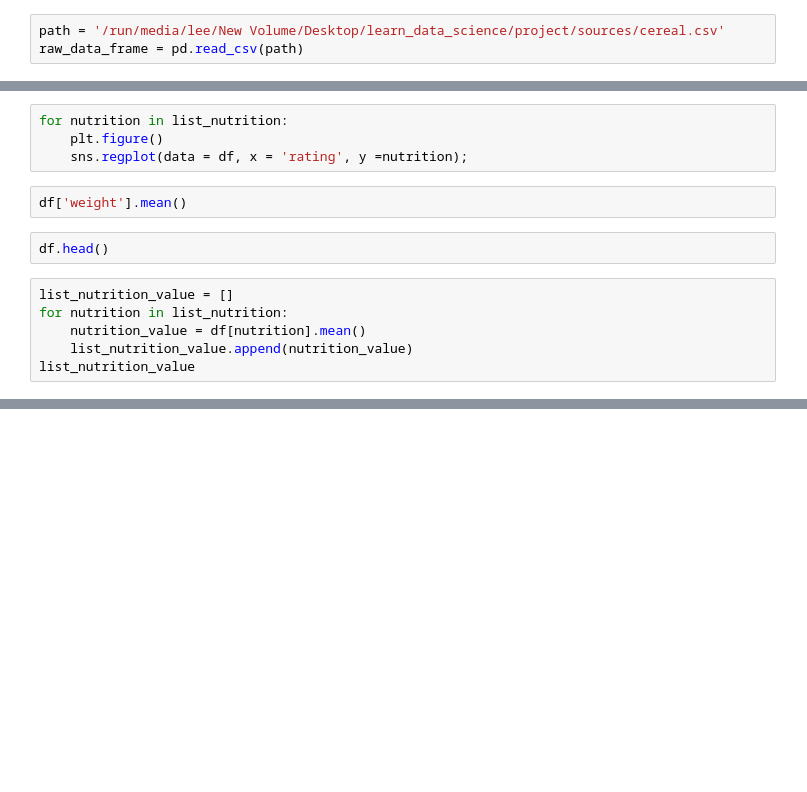
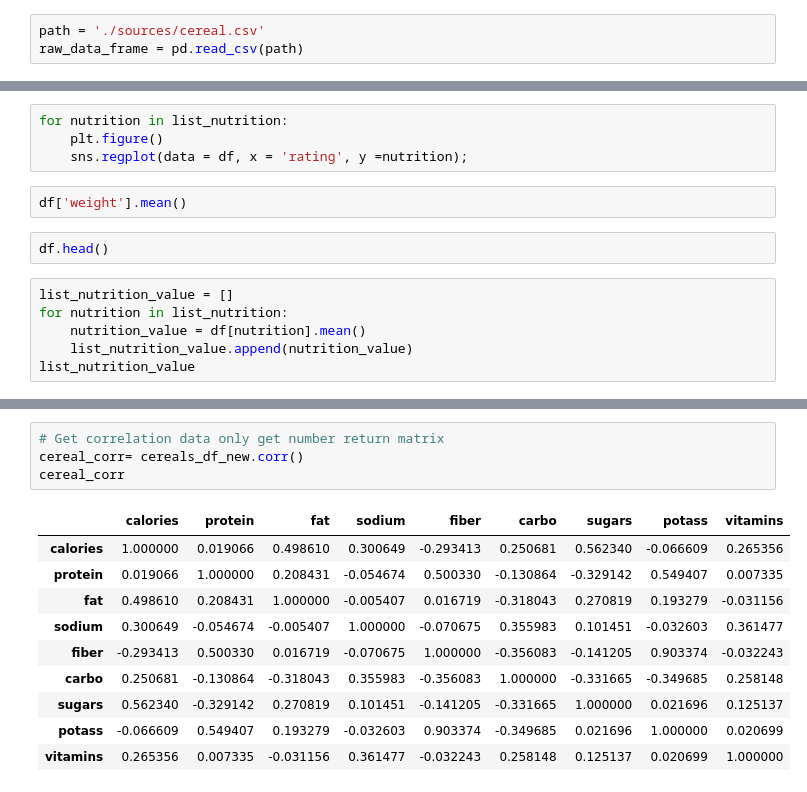
Before and after one commit to LeeHarry14202/80_cereals_project_DataScience, a Jupyter notebook: 80_cereals.ipynb, the cells around one changed output, grey strips where cells are left out. Saved outputs shown, nothing was run; the diff lists cells and outputs as text; blank space fills up the shorter version.

```diff
--- a/80_cereals.ipynb
+++ b/80_cereals.ipynb
@@ -21,6 +28,6 @@ def draw_pie(data,labels):
     plt.show()
 # %%
-path = '/run/media/lee/New Volume/Desktop/learn_data_science/project/sources/cereal.csv'
+path = './sources/cereal.csv'
 raw_data_frame = pd.read_csv(path)
 # %%
 df = raw_data_frame
@@ -77,0 +101,15 @@ draw_pie(data, labels)
+# %%
+# Get correlation data only get number return matrix
+cereal_corr= cereals_df_new.corr()
+cereal_corr
+# %% [output]
+|  | calories | protein | fat | sodium | fiber | carbo | sugars | potass | vitamins |
+| calories | 1.000000 | 0.019066 | 0.498610 | 0.300649 | -0.293413 | 0.250681 | 0.562340 | -0.066609 | 0.265356 |
+| protein | 0.019066 | 1.000000 | 0.208431 | -0.054674 | 0.500330 | -0.130864 | -0.329142 | 0.549407 | 0.007335 |
+| fat | 0.498610 | 0.208431 | 1.000000 | -0.005407 | 0.016719 | -0.318043 | 0.270819 | 0.193279 | -0.031156 |
+| sodium | 0.300649 | -0.054674 | -0.005407 | 1.000000 | -0.070675 | 0.355983 | 0.101451 | -0.032603 | 0.361477 |
+| fiber | -0.293413 | 0.500330 | 0.016719 | -0.070675 | 1.000000 | -0.356083 | -0.141205 | 0.903374 | -0.032243 |
+| carbo | 0.250681 | -0.130864 | -0.318043 | 0.355983 | -0.356083 | 1.000000 | -0.331665 | -0.349685 | 0.258148 |
+| sugars | 0.562340 | -0.329142 | 0.270819 | 0.101451 | -0.141205 | -0.331665 | 1.000000 | 0.021696 | 0.125137 |
+| potass | -0.066609 | 0.549407 | 0.193279 | -0.032603 | 0.903374 | -0.349685 | 0.021696 | 1.000000 | 0.020699 |
+| vitamins | 0.265356 | 0.007335 | -0.031156 | 0.361477 | -0.032243 | 0.258148 | 0.125137 | 0.020699 | 1.000000 |
```
Also changed, not shown: parts of 15 cells of this notebook.
